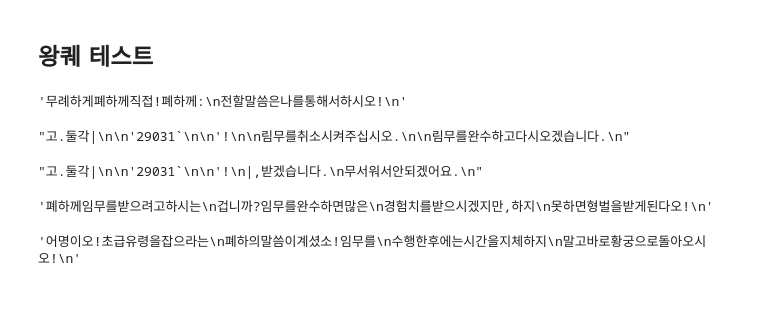
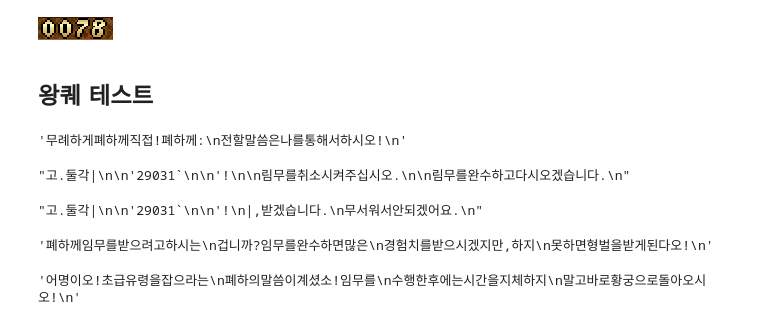
Before and after one commit to ntropic7/macro, a Jupyter notebook: baram.ipynb, the cells around one changed output. Saved outputs shown, nothing was run; the diff lists cells and outputs as text; code cells hidden in the pictures; blank space fills up the shorter version.

```diff
--- a/baram.ipynb
+++ b/baram.ipynb
@@ -85,3 +38,7 @@ capture_and_crop(screenshot, (1002,750,172,50))
+# %%
+capture_and_crop(screenshot, left_coord_cut_region)
+# %% [output]
+[figure, added]
 # %% [markdown]
 ## 왕퀘 테스트
 # %%
```
Also changed, not shown: parts of 32 cells of this notebook, 16 other files.
